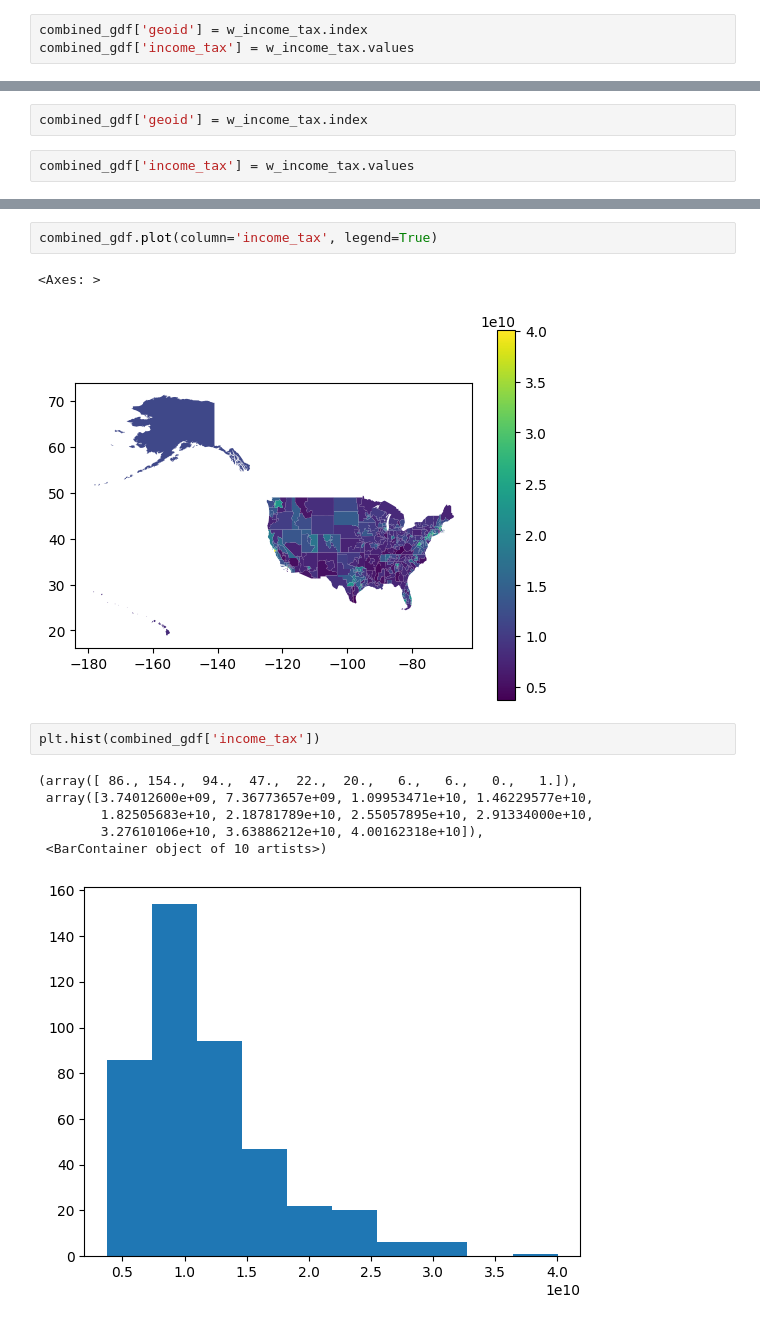
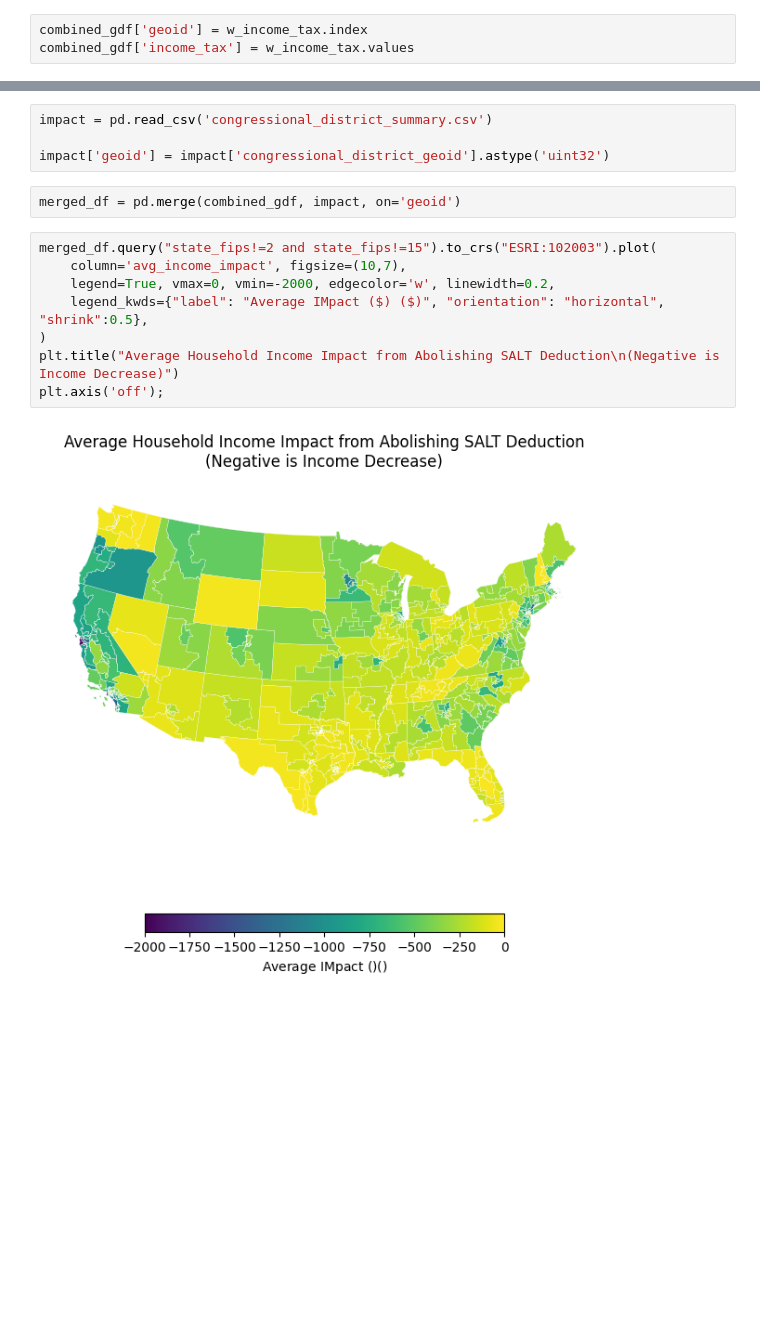
Before and after one commit to LibraryOfCongress/Congressional-Hackathon-2025, a Jupyter notebook: plot_districts.ipynb, the cells around one changed output, grey strips where cells are left out. Saved outputs shown, nothing was run; the diff lists cells and outputs as text; blank space fills up the shorter version.

Commit message:
Reorganized notebook, integrated impact csv file data.

```diff
--- a/plot_districts.ipynb
+++ b/plot_districts.ipynb
@@ -160,4 +79,0 @@ combined_gdf = pd.concat(gdfs, ignore_index=True)
-# %%
-combined_gdf['geoid'] = w_income_tax.index
-# %%
-combined_gdf['income_tax'] = w_income_tax.values
@@ -180,14 +80,16 @@ Name: weighted_income_tax, Length: 436, dtype: float64
-# %%
-combined_gdf.plot(column='income_tax', legend=True)
-# %% [output]
-<Axes: >
-[figure, removed]
-# %%
-plt.hist(combined_gdf['income_tax'])
-# %% [output]
-(array([ 86., 154.,  94.,  47.,  22.,  20.,   6.,   6.,   0.,   1.]),
- array([3.74012600e+09, 7.36773657e+09, 1.09953471e+10, 1.46229577e+10,
-        1.82505683e+10, 2.18781789e+10, 2.55057895e+10, 2.91334000e+10,
-        3.27610106e+10, 3.63886212e+10, 4.00162318e+10]),
- <BarContainer object of 10 artists>)
-[figure, removed]
+# %%
+impact = pd.read_csv('congressional_district_summary.csv')
+
+impact['geoid'] = impact['congressional_district_geoid'].astype('uint32')
+# %%
+merged_df = pd.merge(combined_gdf, impact, on='geoid')
+# %%
+merged_df.query("state_fips!=2 and state_fips!=15").to_crs("ESRI:102003").plot(
+    column='avg_income_impact', figsize=(10,7),
+    legend=True, vmax=0, vmin=-2000, edgecolor='w', linewidth=0.2,
+    legend_kwds={"label": "Average IMpact ($) ($)", "orientation": "horizontal", "shrink":0.5},
+)
+plt.title("Average Household Income Impact from Abolishing SALT Deduction\n(Negative is Income Decrease)")
+plt.axis('off');
+# %% [output]
+[figure, added]
```
Also changed, not shown: parts of 21 cells of this notebook.
